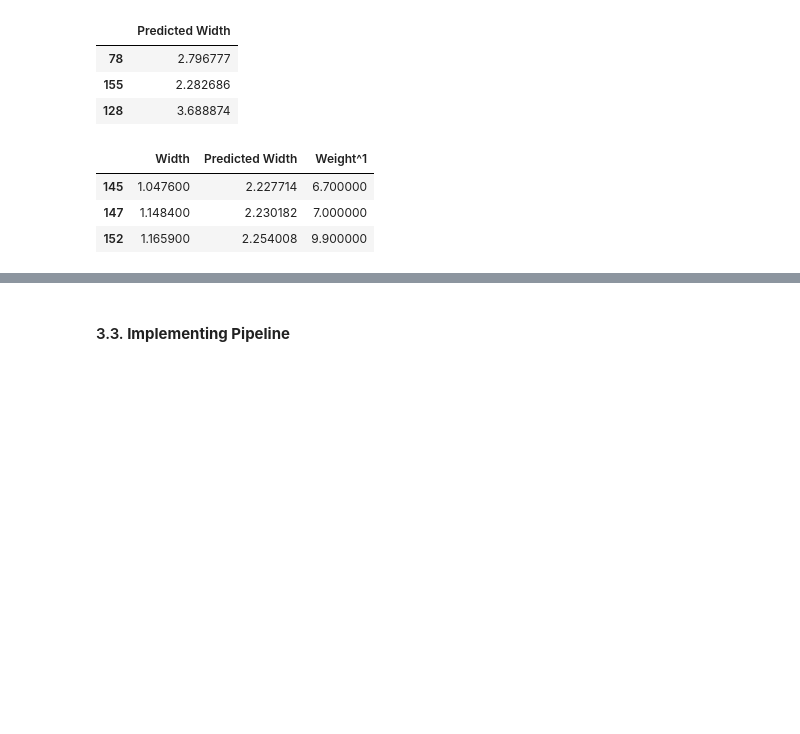
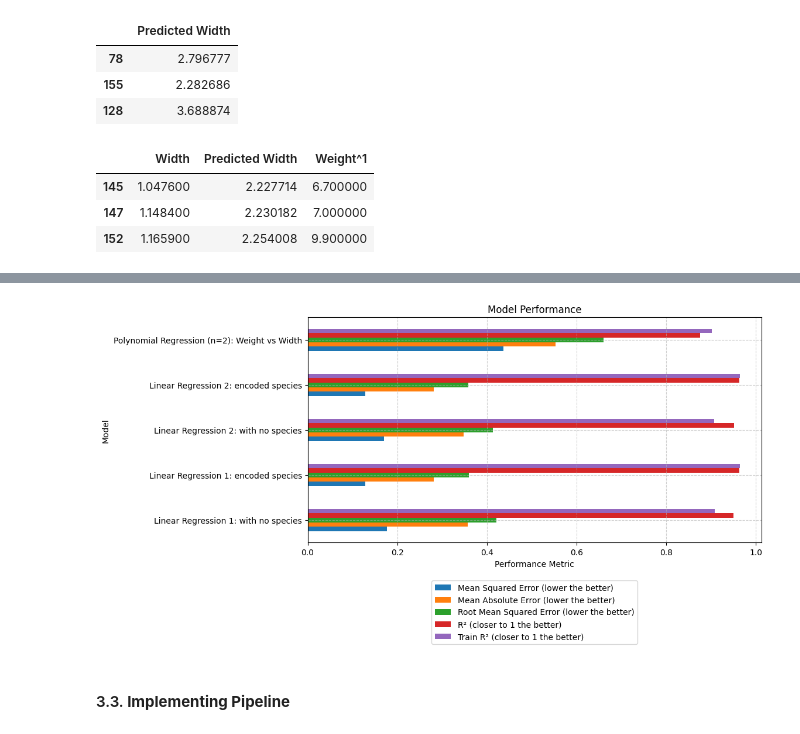
Before and after one commit to joaoalexarruda/fishcatch, a Jupyter notebook: notebooks/n3_polynomial_regression.ipynb, the cells around one changed output, grey strips where cells are left out. Drawn from its saved outputs; the diff is of its cells as text; code cells hidden in the pictures; blank space fills up the shorter version.

```diff
--- a/notebooks/n3_polynomial_regression.ipynb
+++ b/notebooks/n3_polynomial_regression.ipynb
@@ -148,6 +148,11 @@ plot_regression(
 )
 # %% [output]
 [figure]
+# %%
+from save_results import plot_results
+plot_results()
+# %% [output]
+[figure, added]
 # %% [markdown]
 #### 3.3. **Implementing Pipeline**
 # %% [markdown]
```
Also changed, not shown: parts of 3 cells of this notebook, 5 other files.
